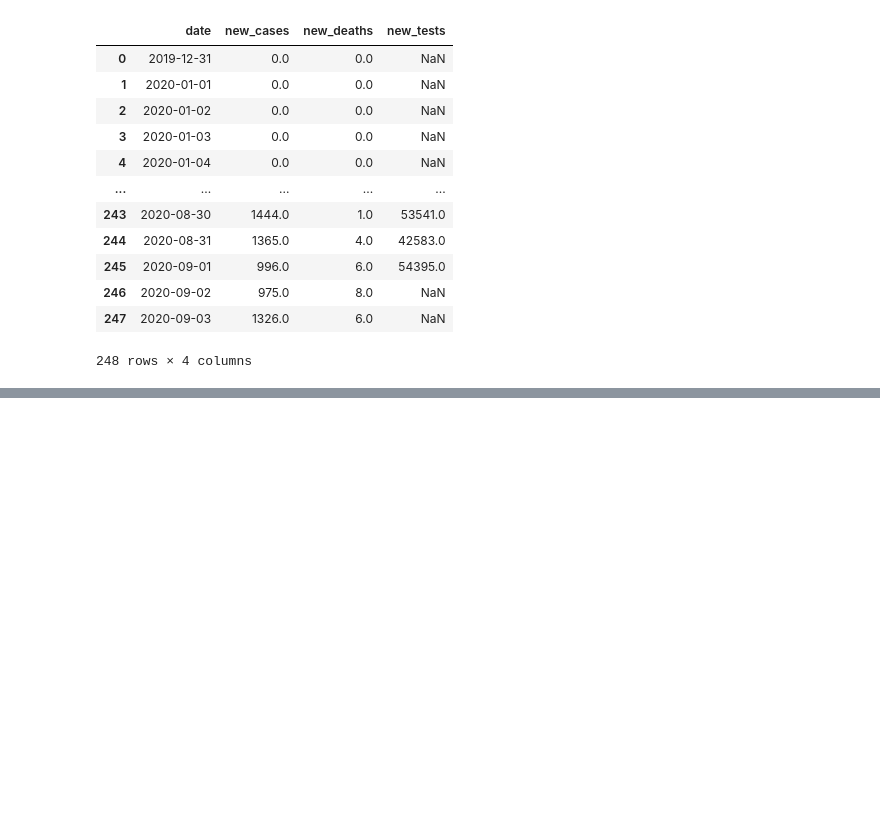
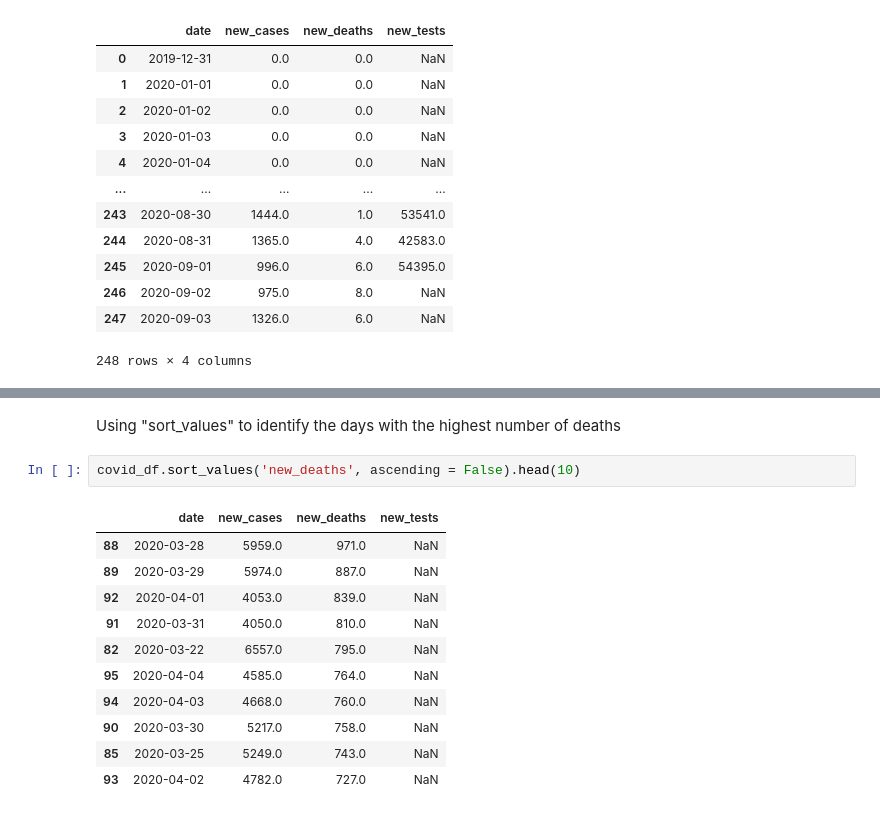
Before and after one commit to OjPreshuz/Pandas-Data-Analysis-Fundamentals, a Jupyter notebook: learning_pandas.ipynb, the cells around one changed output, grey strips where cells are left out. Cells and saved outputs as stored; diff of their text form; blank space fills up the shorter version.

```diff
--- a/learning_pandas.ipynb
+++ b/learning_pandas.ipynb
@@ -471,0 +490,16 @@ covid_df
+# %% [markdown]
+<p>Using "sort_values" to identify the days with the highest number of deaths</p>
+# %%
+covid_df.sort_values('new_deaths', ascending = False).head(10)
+# %% [output]
+|  | date | new_cases | new_deaths | new_tests |
+| 88 | 2020-03-28 | 5959.0 | 971.0 | NaN |
+| 89 | 2020-03-29 | 5974.0 | 887.0 | NaN |
+| 92 | 2020-04-01 | 4053.0 | 839.0 | NaN |
+| 91 | 2020-03-31 | 4050.0 | 810.0 | NaN |
+| 82 | 2020-03-22 | 6557.0 | 795.0 | NaN |
+| 95 | 2020-04-04 | 4585.0 | 764.0 | NaN |
+| 94 | 2020-04-03 | 4668.0 | 760.0 | NaN |
+| 90 | 2020-03-30 | 5217.0 | 758.0 | NaN |
+| 85 | 2020-03-25 | 5249.0 | 743.0 | NaN |
+| 93 | 2020-04-02 | 4782.0 | 727.0 | NaN |
```
Also changed, not shown: parts of 10 cells of this notebook.
